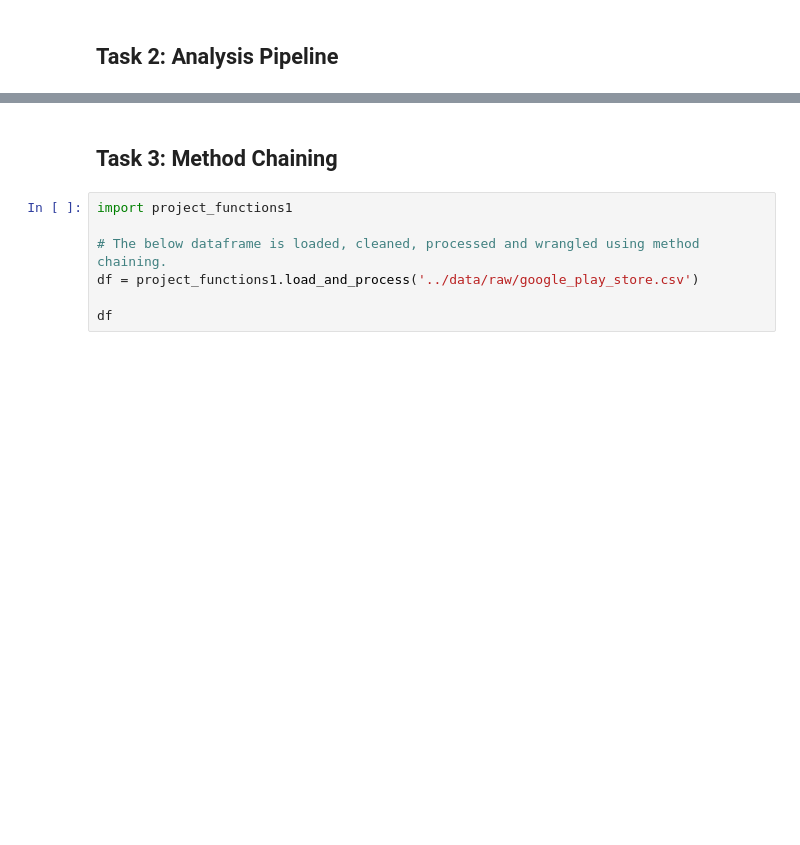
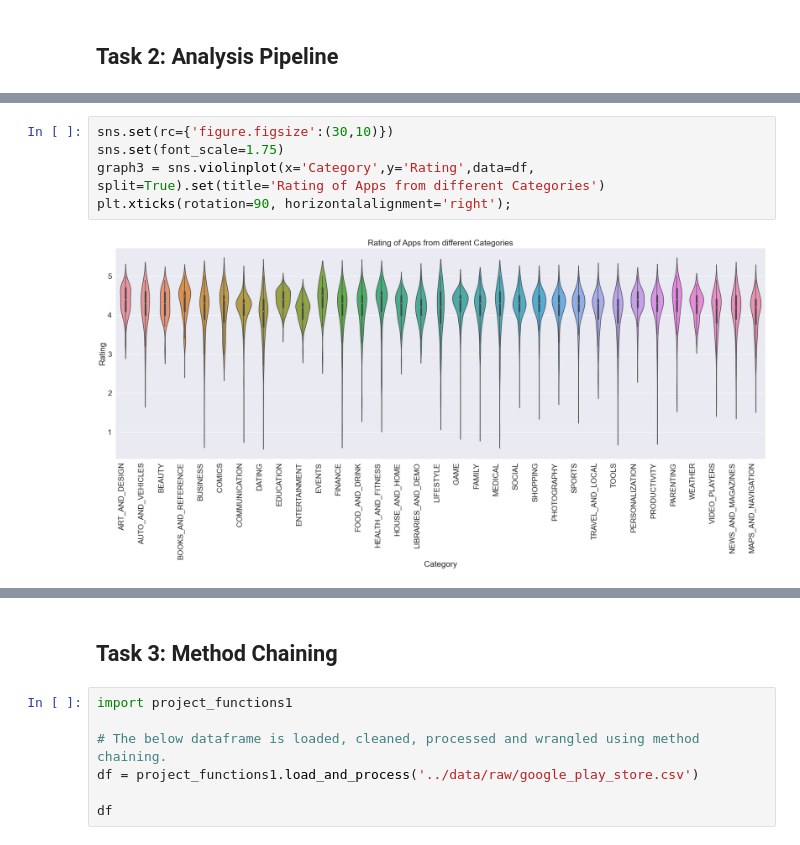
Before and after one commit to ubco-W2022T1-cosc301/project-group36, a Jupyter notebook: notebooks/analysis1.ipynb, the cells around one changed output, grey strips where cells are left out. Cells and saved outputs as stored; diff of their text form; blank space fills up the shorter version.

```diff
--- a/notebooks/analysis1.ipynb
+++ b/notebooks/analysis1.ipynb
@@ -130,0 +280,7 @@ df
+# %%
+sns.set(rc={'figure.figsize':(30,10)})
+sns.set(font_scale=1.75)
+graph3 = sns.violinplot(x='Category',y='Rating',data=df, split=True).set(title='Rating of Apps from different Categories')
+plt.xticks(rotation=90, horizontalalignment='right');
+# %% [output]
+[figure, added]
```
Also changed, not shown: parts of 40 cells of this notebook.
